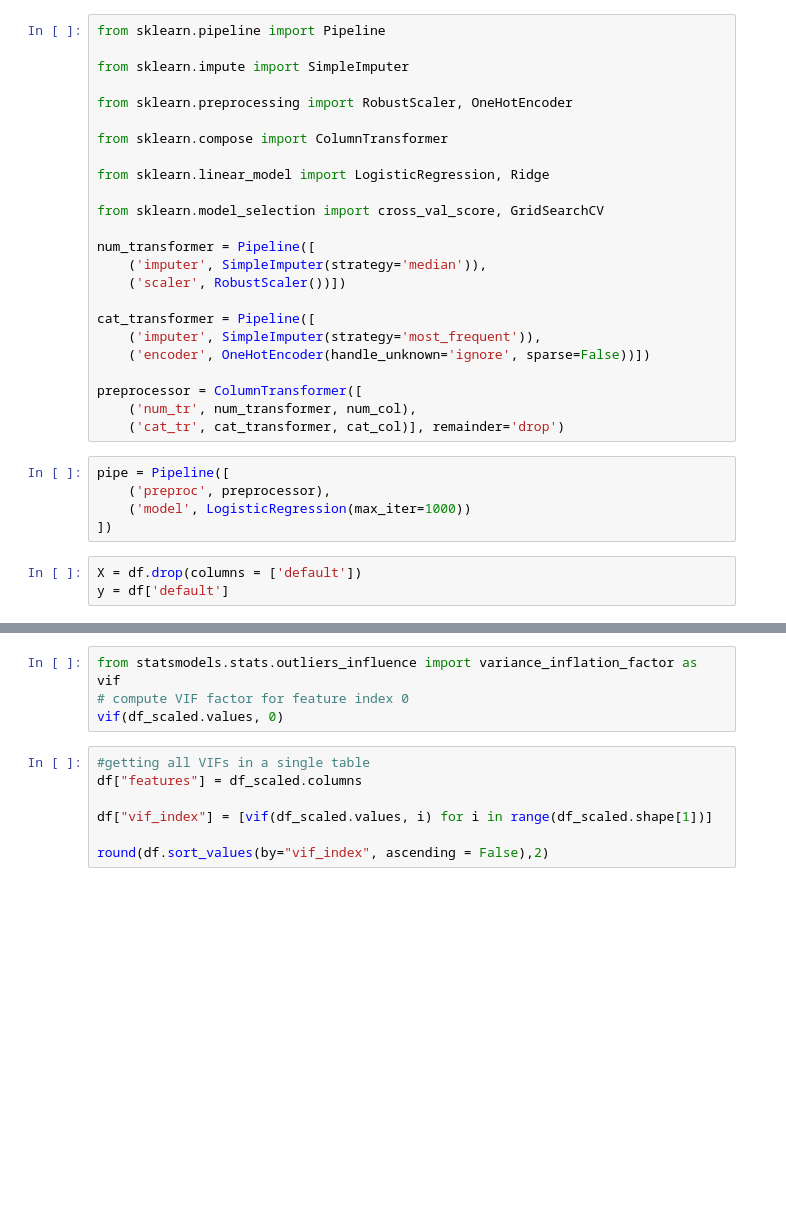
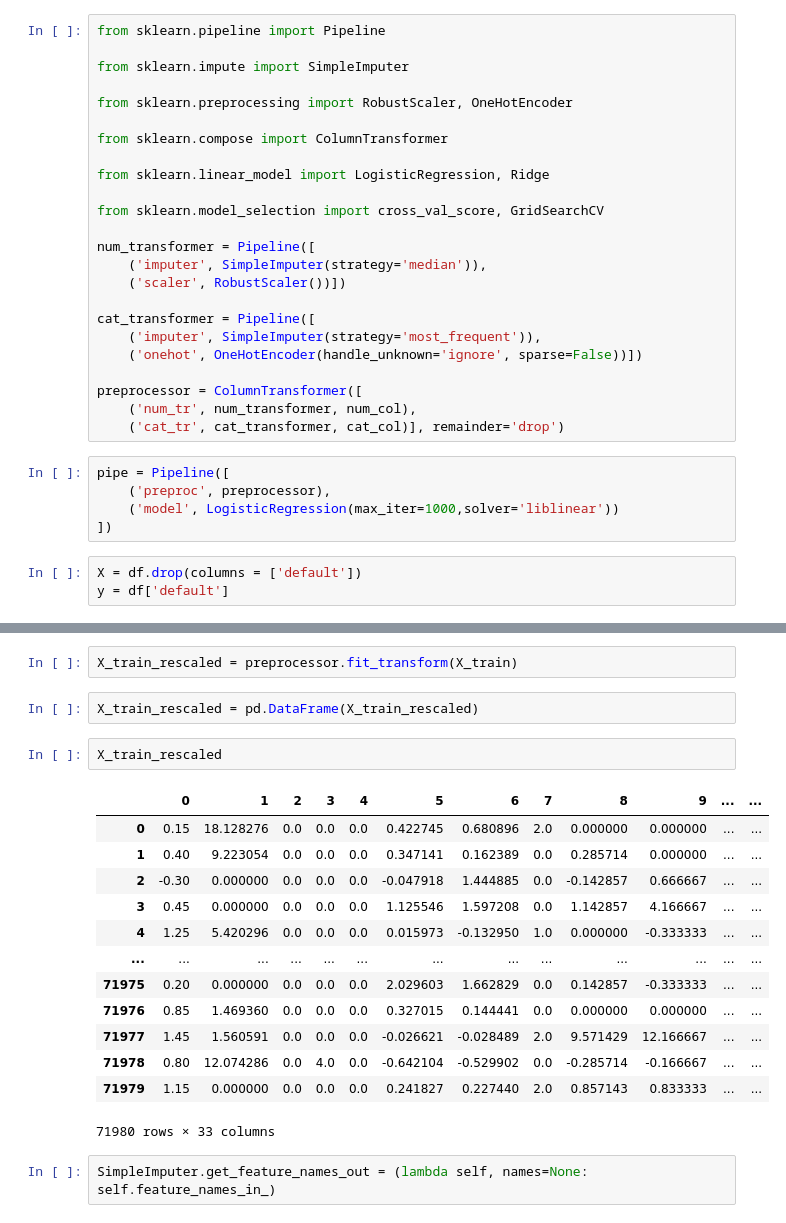
Before and after one commit to PierreCeraH/pierrepacks, a Jupyter notebook: Klarna/klarna1.ipynb, the cells around one changed output, grey strips where cells are left out. Drawn from its saved outputs; the diff is of its cells as text; blank space fills up the shorter version.

```diff
--- a/Klarna/klarna1.ipynb
+++ b/Klarna/klarna1.ipynb
@@ -156,7 +151,7 @@ num_transformer = Pipeline([
 
 cat_transformer = Pipeline([
     ('imputer', SimpleImputer(strategy='most_frequent')),
-    ('encoder', OneHotEncoder(handle_unknown='ignore', sparse=False))])
+    ('onehot', OneHotEncoder(handle_unknown='ignore', sparse=False))])
 
 preprocessor = ColumnTransformer([
     ('num_tr', num_transformer, num_col),
@@ -164,7 +159,7 @@ preprocessor = ColumnTransformer([
 # %%
 pipe = Pipeline([
     ('preproc', preprocessor),
-    ('model', LogisticRegression(max_iter=1000))
+    ('model', LogisticRegression(max_iter=1000,solver='liblinear'))
 ])
 # %%
 X = df.drop(columns = ['default'])
@@ -200,11 +197,22 @@ AttributeError: 'str' object has no attribute 'decode'
-# %%
-from statsmodels.stats.outliers_influence import variance_inflation_factor as vif
-# compute VIF factor for feature index 0
-vif(df_scaled.values, 0)
-# %%
-#getting all VIFs in a single table
-df["features"] = df_scaled.columns
-
-df["vif_index"] = [vif(df_scaled.values, i) for i in range(df_scaled.shape[1])]
-
-round(df.sort_values(by="vif_index", ascending = False),2)
+# %%
+X_train_rescaled = preprocessor.fit_transform(X_train)
+# %%
+X_train_rescaled = pd.DataFrame(X_train_rescaled)
+# %%
+X_train_rescaled
+# %% [output]
+|  | 0 | 1 | 2 | 3 | 4 | 5 | 6 | 7 | 8 | 9 | ... | ... |
+| 0 | 0.15 | 18.128276 | 0.0 | 0.0 | 0.0 | 0.422745 | 0.680896 | 2.0 | 0.000000 | 0.000000 | ... | ... |
+| 1 | 0.40 | 9.223054 | 0.0 | 0.0 | 0.0 | 0.347141 | 0.162389 | 0.0 | 0.285714 | 0.000000 | ... | ... |
+| 2 | -0.30 | 0.000000 | 0.0 | 0.0 | 0.0 | -0.047918 | 1.444885 | 0.0 | -0.142857 | 0.666667 | ... | ... |
+| 3 | 0.45 | 0.000000 | 0.0 | 0.0 | 0.0 | 1.125546 | 1.597208 | 0.0 | 1.142857 | 4.166667 | ... | ... |
+| 4 | 1.25 | 5.420296 | 0.0 | 0.0 | 0.0 | 0.015973 | -0.132950 | 1.0 | 0.000000 | -0.333333 | ... | ... |
+| ... | ... | ... | ... | ... | ... | ... | ... | ... | ... | ... | ... | ... |
+| 71975 | 0.20 | 0.000000 | 0.0 | 0.0 | 0.0 | 2.029603 | 1.662829 | 0.0 | 0.142857 | -0.333333 | ... | ... |
+| 71976 | 0.85 | 1.469360 | 0.0 | 0.0 | 0.0 | 0.327015 | 0.144441 | 0.0 | 0.000000 | 0.000000 | ... | ... |
+| 71977 | 1.45 | 1.560591 | 0.0 | 0.0 | 0.0 | -0.026621 | -0.028489 | 2.0 | 9.571429 | 12.166667 | ... | ... |
+| 71978 | 0.80 | 12.074286 | 0.0 | 4.0 | 0.0 | -0.642104 | -0.529902 | 0.0 | -0.285714 | -0.166667 | ... | ... |
+| 71979 | 1.15 | 0.000000 | 0.0 | 0.0 | 0.0 | 0.241827 | 0.227440 | 2.0 | 0.857143 | 0.833333 | ... | ... |
+71980 rows × 33 columns
+# %%
+SimpleImputer.get_feature_names_out = (lambda self, names=None: self.feature_names_in_)
```
Also changed, not shown: parts of 12 cells of this notebook.
